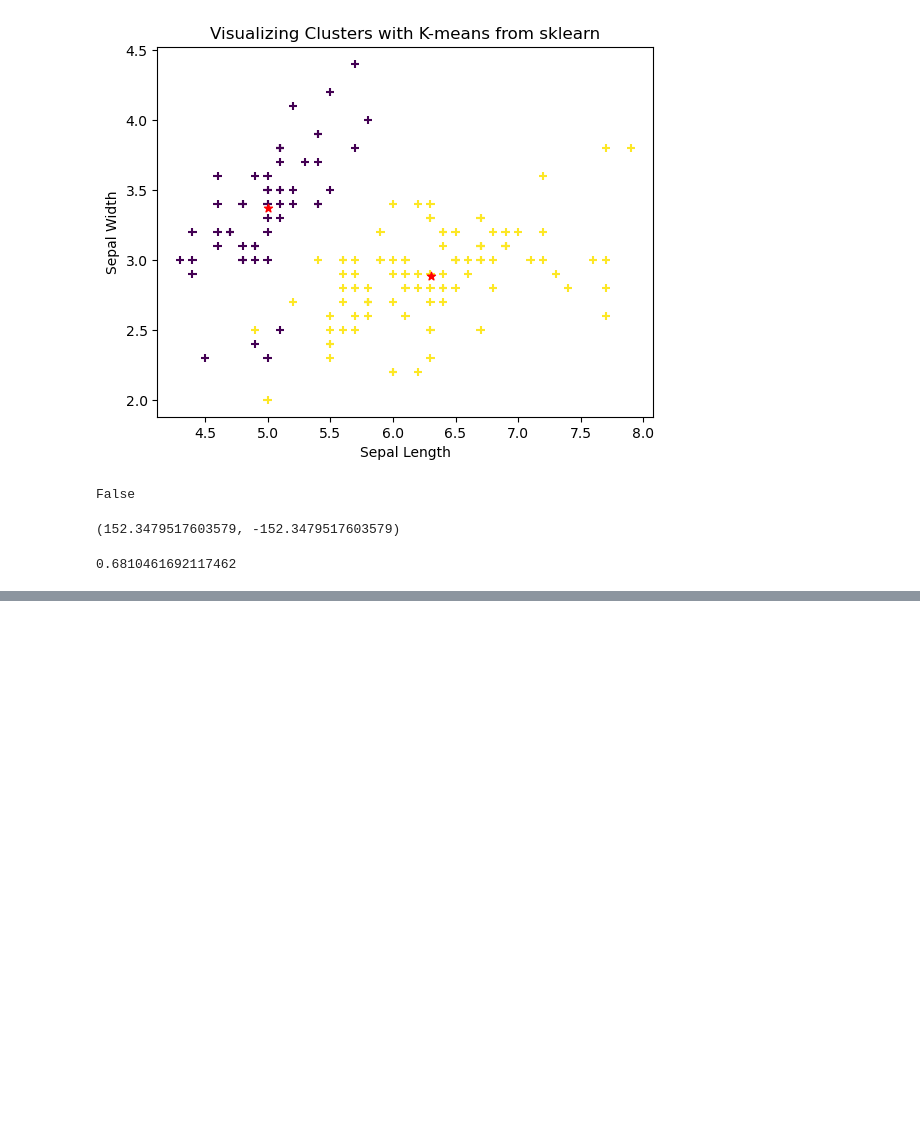
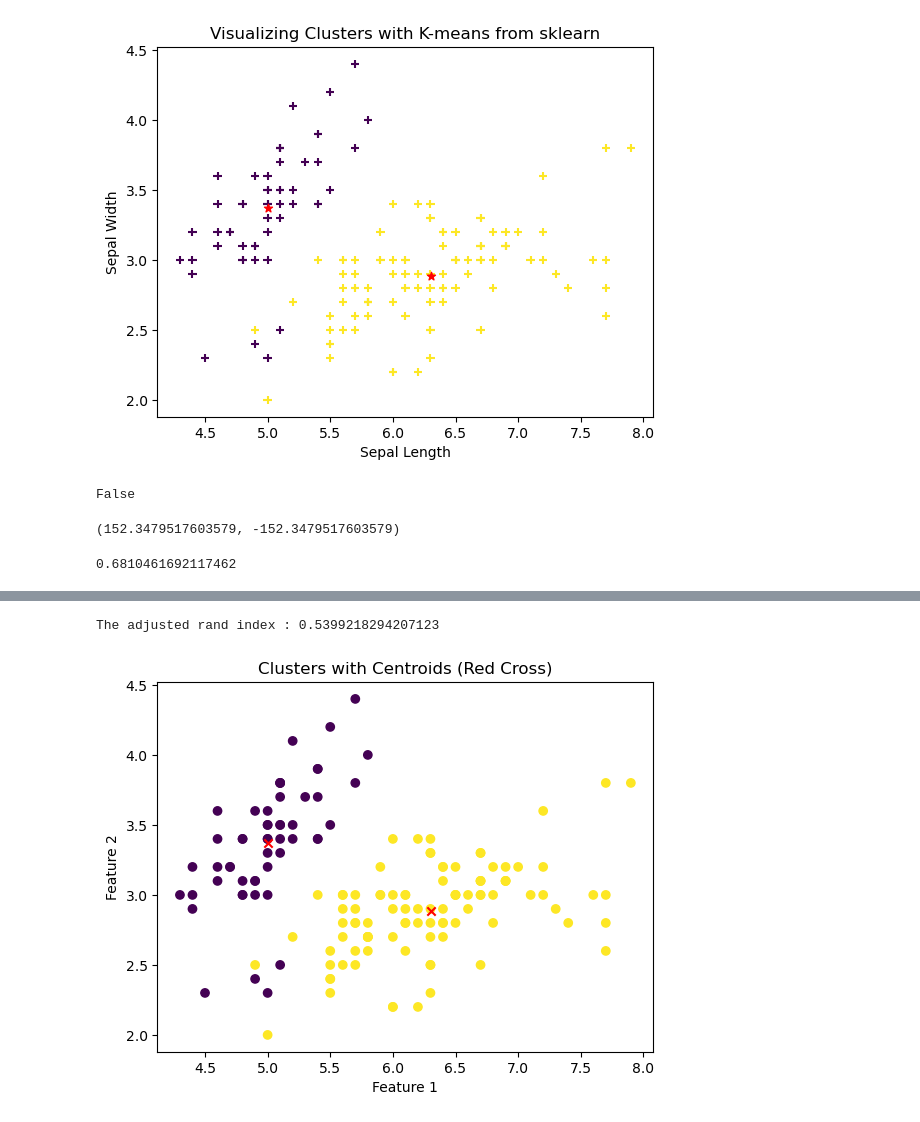
Before and after one commit to Amoako419/Clustering, a Jupyter notebook: iris_dataset.ipynb, the cells around one changed output, grey strips where cells are left out. Drawn from its saved outputs; the diff is of its cells as text; code cells hidden in the pictures; blank space fills up the shorter version.

```diff
--- a/iris_dataset.ipynb
+++ b/iris_dataset.ipynb
@@ -118,0 +152,37 @@ silhouette_score(X,kmeans.labels_)
+# %%
+import numpy as np
+import matplotlib.pyplot as plt
+from sklearn.cluster import KMeans
+from sklearn.metrics import adjusted_rand_score
+from sklearn import datasets
+
+# Load Iris dataset
+iris = datasets.load_iris()
+features = iris.data
+
+# The true labels of the dataset
+true_labels = iris.target
+
+# Define the K-means algorithm
+kmeans = KMeans(n_clusters=2, n_init=10, random_state=0)
+
+# Fit the model to the data
+kmeans.fit(features)
+
+# Obtain the labels
+labels = kmeans.labels_
+
+# TODO: Calculate and print the metric that evaluates the similarity between the true labels and the labels found by K-means
+ri = adjusted_rand_score(true_labels,labels)
+print(f"The adjusted rand index : {ri}")
+# Visualizing the clusters
+plt.scatter(features[:, 0], features[:, 1], c=labels)
+# TODO: Create a scatter plot of the cluster centers with red 'x' markers
+plt.scatter(kmeans.cluster_centers_[:,0],kmeans.cluster_centers_[:,1],marker='x',c='red')
+plt.title("Clusters with Centroids (Red Cross)")
+plt.xlabel("Feature 1")
+plt.ylabel("Feature 2")
+plt.show()
+# %% [output]
+The adjusted rand index : 0.5399218294207123
+[figure, added]
```
Also changed, not shown: parts of 3 cells of this notebook.
